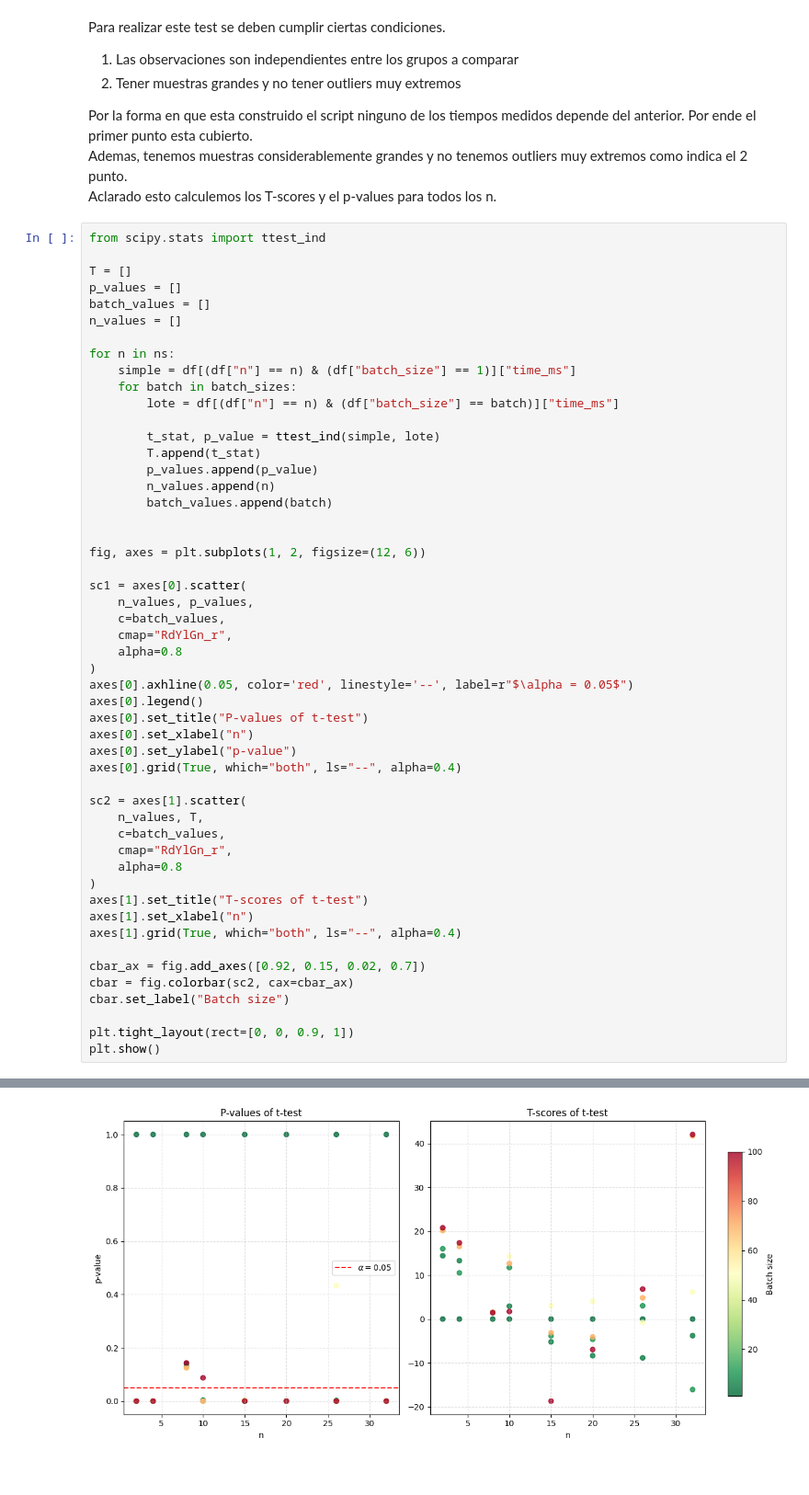
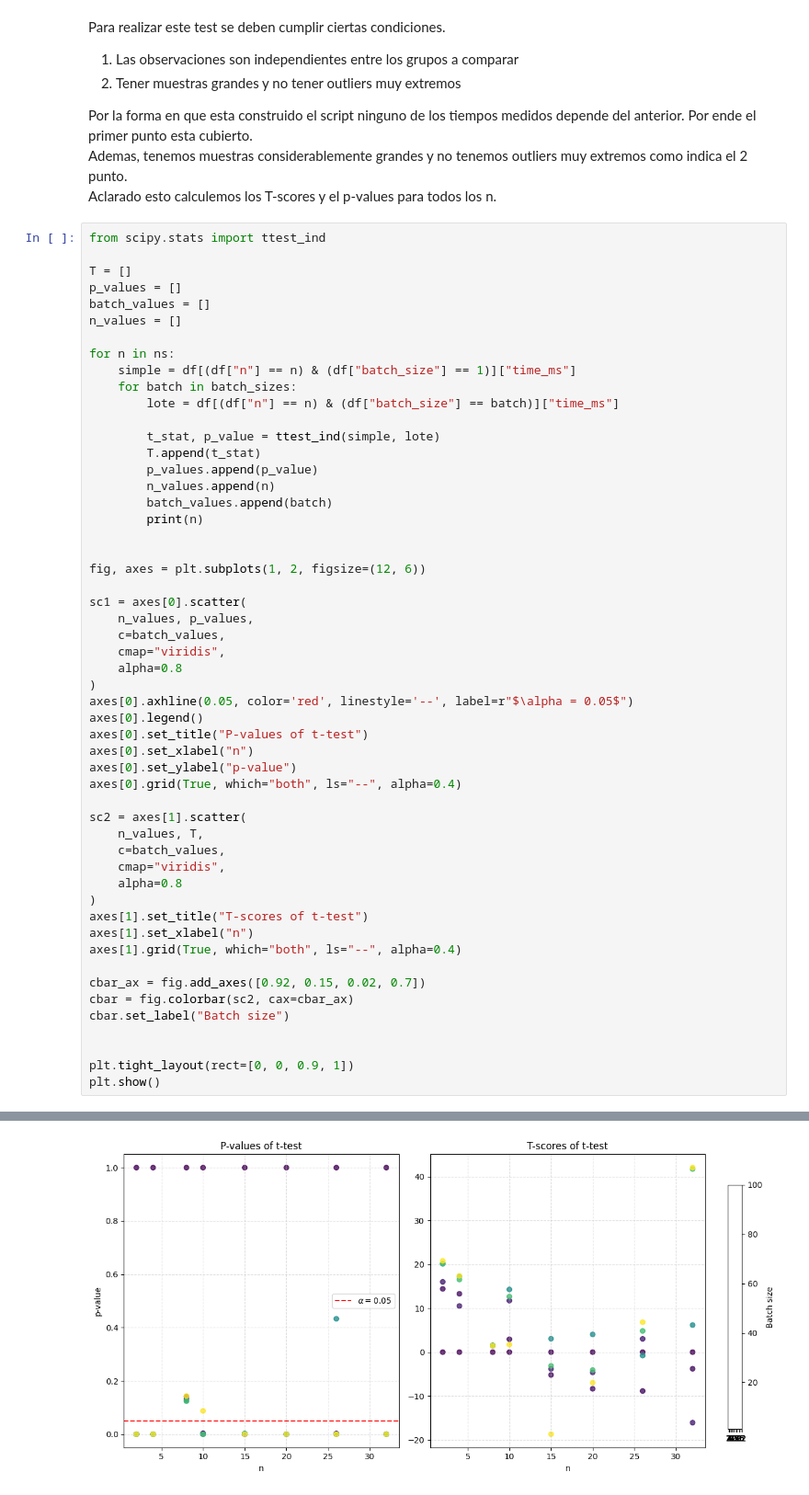
Before and after one commit to 0David1/Probabilidad, a Jupyter notebook: Untitled(1).ipynb, the cells around one changed output, grey strips where cells are left out. Shown: that part at 92% size. Drawn from its saved outputs; the diff is of its cells as text.

```diff
--- a/Untitled(1).ipynb
+++ b/Untitled(1).ipynb
@@ -378,6 +380,7 @@ for n in ns:
         p_values.append(p_value)
         n_values.append(n)
         batch_values.append(batch)
+        print(n)
 
 
 fig, axes = plt.subplots(1, 2, figsize=(12, 6))
@@ -385,7 +388,7 @@ fig, axes = plt.subplots(1, 2, figsize=(12, 6))
 sc1 = axes[0].scatter(
     n_values, p_values,
     c=batch_values,
-    cmap="RdYlGn_r",
+    cmap="viridis",
     alpha=0.8
 )
 axes[0].axhline(0.05, color='red', linestyle='--', label=r"$\alpha = 0.05$")
@@ -398,7 +401,7 @@ axes[0].grid(True, which="both", ls="--", alpha=0.4)
 sc2 = axes[1].scatter(
     n_values, T,
     c=batch_values,
-    cmap="RdYlGn_r",
+    cmap="viridis",
     alpha=0.8
 )
 axes[1].set_title("T-scores of t-test")
@@ -409,6 +412,7 @@ cbar_ax = fig.add_axes([0.92, 0.15, 0.02, 0.7])
 cbar = fig.colorbar(sc2, cax=cbar_ax)
 cbar.set_label("Batch size")
 
+
 plt.tight_layout(rect=[0, 0, 0.9, 1])
 plt.show()
 # %% [output]
@@ -415,3 +436,3 @@ plt.show()
-[figure, old version]
+[figure, new version]
 # %% [markdown]
 Como era de esperarse, el p-value es 1 cuando se compara una muestra consigo misma. Para todos los valores de n, excepto n = 10, al comparar la medición simple con la de un lote de tamaño 50, el p-value quedó por debajo del umbral de significancia, lo que indica que existe una diferencia significativa entre las medias de ambos grupos.<br><br>
```
Also changed, not shown: parts of 3 cells of this notebook.
